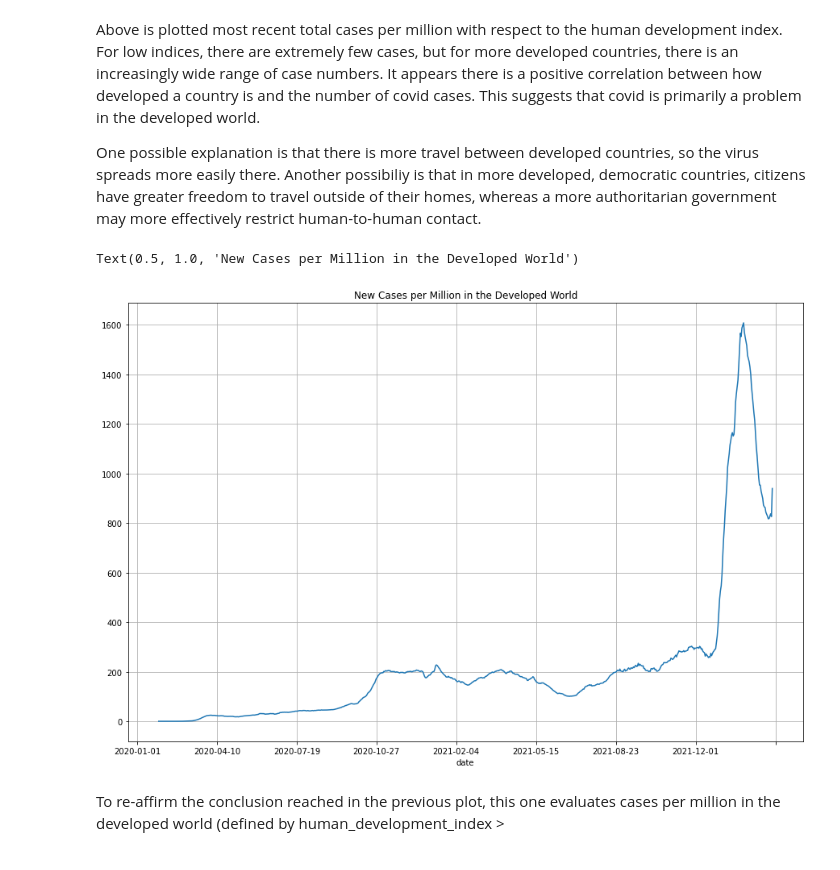
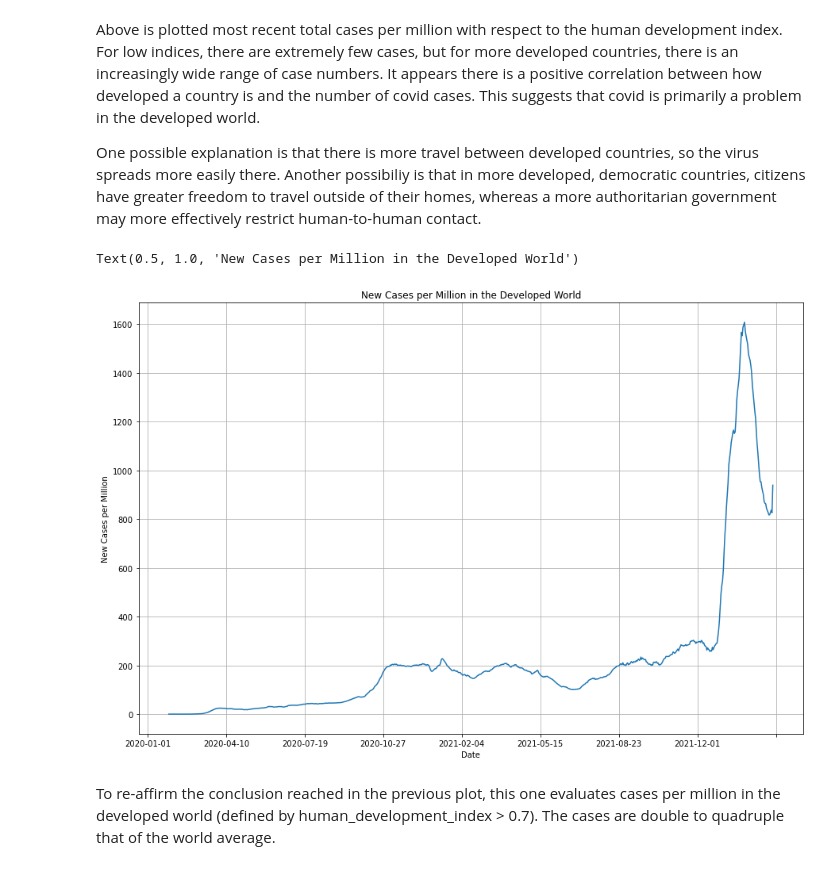
Before and after one commit to IriaWang/cs103a-cpa01, a Jupyter notebook: cpa01.ipynb, the cells around one changed output. Saved outputs shown, nothing was run; the diff lists cells and outputs as text; code cells hidden in the pictures.

```diff
--- a/cpa01.ipynb
+++ b/cpa01.ipynb
@@ -152,12 +176,18 @@ Above is plotted most recent total cases per million with respect to the human d
 
 One possible explanation is that there is more travel between developed countries, so the virus spreads more easily there. Another possibiliy is that in more developed, democratic countries, citizens have greater freedom to travel outside of their homes, whereas a more authoritarian government may more effectively restrict human-to-human contact.
 # %%
+# Use groupby and agg to repeat to plot of cases per million in the world, but restrict to the developed world
+# select only rows were are interested in (development > .7), then group by date to get mean
 df[df['human_development_index'] > .7].groupby('date').new_cases_smoothed_per_million.agg('mean').plot(x='date',y='new_cases_smoothed',figsize=(15,10),legend=False)
+
+# Add grid, labels, title, format
 plt.grid()
 plt.ticklabel_format(useOffset=False,style='plain',axis='y')
+plt.ylabel('New Cases per Million')
+plt.xlabel('Date')
 plt.title('New Cases per Million in the Developed World')
 # %% [output]
 Text(0.5, 1.0, 'New Cases per Million in the Developed World')
-[figure, old version]
+[figure, new version]
 # %% [markdown]
-To re-affirm the conclusion reached in the previous plot, this one evaluates cases per million in the developed world (defined by human_development_index >
+To re-affirm the conclusion reached in the previous plot, this one evaluates cases per million in the developed world (defined by human_development_index > 0.7). The cases are double to quadruple that of the world average.
```
Also changed, not shown: parts of 6 cells of this notebook.
